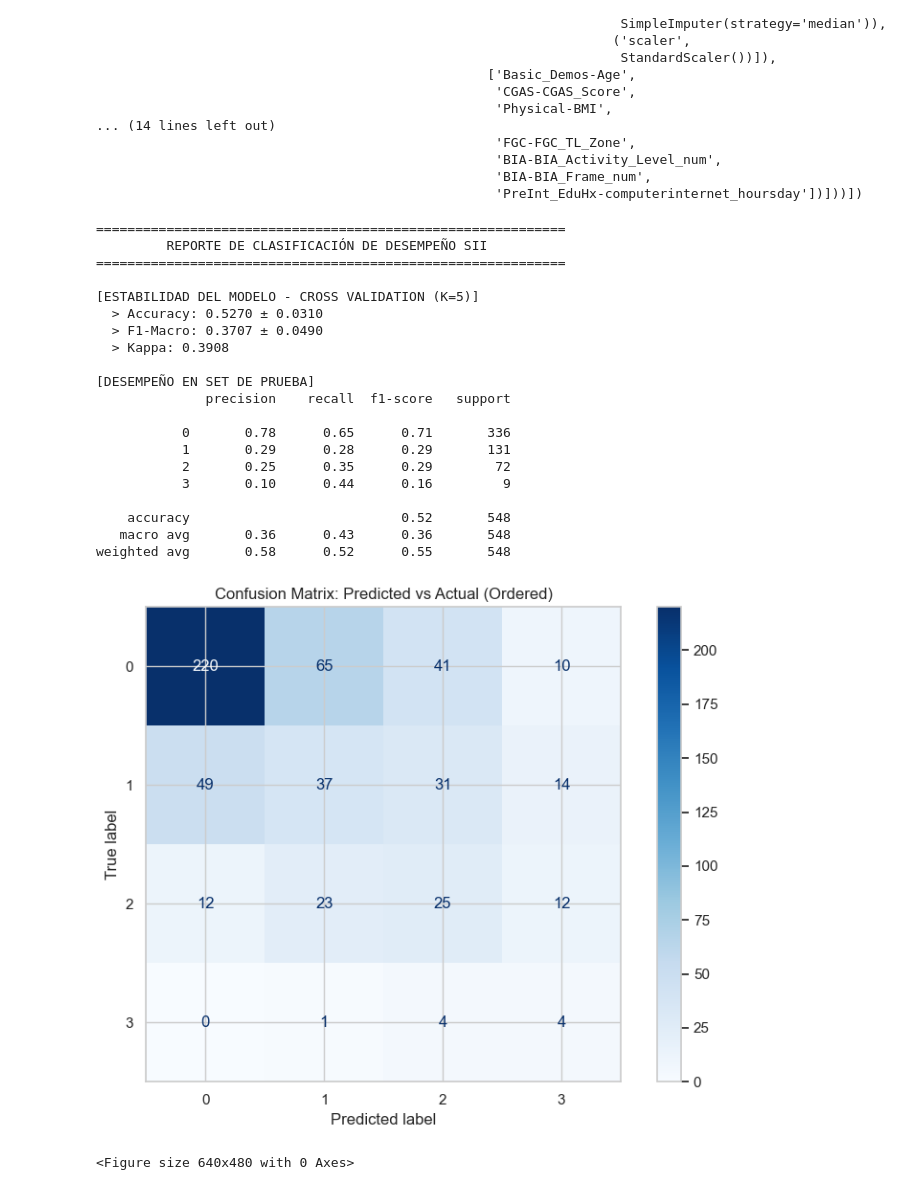
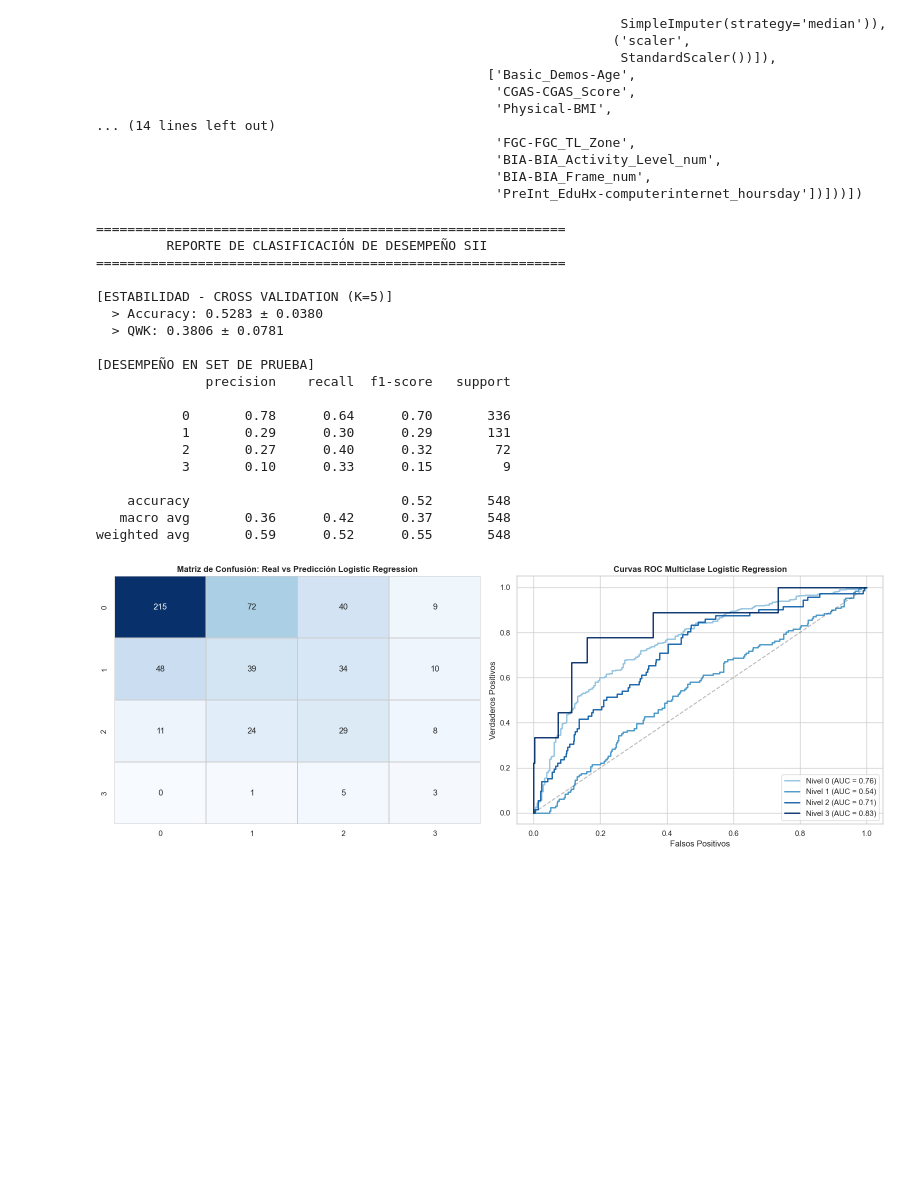
Before and after one commit to ulcaicedo31-hub/Taller-colaborativo, a Jupyter notebook: Sources/Proyecto.ipynb, the cells around one changed output. Cells and saved outputs as stored; diff of their text form; code cells hidden in the pictures; blank space fills up the shorter version.

```diff
--- a/Sources/Proyecto.ipynb
+++ b/Sources/Proyecto.ipynb
@@ -377,10 +384,6 @@ with pd.option_context('display.max_rows', None, 'display.expand_frame_repr', Fa
 | 55 | BIA-BIA_Fat | BIA-BIA_LST | -0.953425 |
 | 56 | FGC-FGC_SRL | FGC-FGC_SRR | 0.914535 |
 # %%
-import polars as pl
-import pandas as pd
-import glob
-import gc # Garbage Collector para limpiar la RAM
 base_path = "Data/series_train.parquet"
 folder_paths = glob.glob(f"{base_path}/id=*")
 all_ids = [path.split("id=")[-1] for path in folder_paths]
@@ -443,7 +446,7 @@ def process_batch(batch_ids):
             pl.col("sleep_hrs").std().alias("std_sleep")
         ])
         .with_columns([
-            (pl.col("mid_we") - pl.col("mid_wd")).abs().alias("social_jetlag"),
+            (pl.col("mid_wd") - pl.col("mid_we")).abs().alias("social_jetlag"),
             (pl.col("avg_sedentary_hours") / (pl.col("avg_mvpa_hours") + pl.col("avg_sedentary_hours") + 1e-6)).alias("sedentary_ratio"),
             (pl.col("std_sleep") / (pl.col("g_sleep") + 1e-6)).alias("sleep_instability_index")
         ])
@@ -511,5 +506,16 @@ Index(['id', 'avg_mvpa_hours', 'avg_sedentary_hours', 'max_intensity_recorded',
 # %%
 df_train = df_train.merge(df_final_features, on="id", how="left")
+# %%
+
+#Feature Engenering
+
+df_train['Basic_Demos-Age_Physical-BMI_mul']= df_train['Basic_Demos-Age']*df_train['Physical-BMI']
+df_train['Physical-Weight_avg_sleep_weekend_mul']= df_train['Physical-Weight']*df_train['avg_sleep_weekend']
+df_train['avg_sleep_weekend_Basic_Demos-Age_mul']= df_train['avg_sleep_weekend']*df_train['Basic_Demos-Age']
+df_train['SDS-SDS_Total_T_Basic_Demos-Age_mul']= df_train['SDS-SDS_Total_T']*df_train['Basic_Demos-Age']
+df_train['Physical-Weight_Physical-HeartRate_div']= df_train['Physical-Weight']/(df_train['Physical-HeartRate']+ 1e-6)
+df_train['avg_sleep_weekend_FGC-FGC_SRR_div']= df_train['avg_sleep_weekend']/(df_train['FGC-FGC_SRR']+ 1e-6)
+df_train['jet_lag_diff']= df_train['avg_sleep_weekend']-df_train['avg_sleep_weekday']
 # %%
 # 5. Clasificación de features (SII).
 unused_features = [
@@ -555,6 +561,9 @@ numeric_features = [
        'std_sleep', 'social_jetlag', 'sedentary_ratio',
        'sleep_instability_index',
 
+'SDS-SDS_Total_T_Basic_Demos-Age_mul','avg_sleep_weekend_Basic_Demos-Age_mul','Physical-Weight_Physical-HeartRate_div',
+'avg_sleep_weekend_FGC-FGC_SRR_div','Basic_Demos-Age_Physical-BMI_mul','Physical-Weight_avg_sleep_weekend_mul','jet_lag_diff'
+
 ]
 
 #---------------------------------------------------------------------------------------------------------
@@ -645,36 +654,47 @@ Pipeline(steps=[('clean',
                                                    'BIA-BIA_Frame_num',
                                                    'PreInt_EduHx-computerinternet_hoursday'])]))])
 # %%
+def quadratic_weighted_kappa(y_true, y_pred):
+    return cohen_kappa_score(y_true, y_pred, weights='quadratic')
+
+qwk_scorer = make_scorer(quadratic_weighted_kappa)
+
+scoring_metrics = {
+    'accuracy': 'accuracy',
+    'f1_macro': 'f1_macro',
+    'quadratic_kappa': qwk_scorer
+}
+
+
+
 logistic_model = LogisticRegression(max_iter=1000, random_state=42, class_weight='balanced')
 logistic_model.fit(X_train, y_train)
 y_pres_lg = logistic_model.predict(X_test)
 
 skf = StratifiedKFold(n_splits=5, shuffle=True, random_state=42)
-scoring_metrics = ['accuracy', 'f1_macro']
+
 cv_results = cross_validate(logistic_model, X_train, y_train, cv=skf, scoring=scoring_metrics)
 
-display_professional_eval(y_test, y_pres_lg, cv_results)
+display_professional_eval(logistic_model, "Logistic Regression", X_test, y_test, y_pres_lg, cv_results, X_train.columns)
 # %% [output]
 ============================================================
          REPORTE DE CLASIFICACIÓN DE DESEMPEÑO SII
 ============================================================
 
-[ESTABILIDAD DEL MODELO - CROSS VALIDATION (K=5)]
-  > Accuracy: 0.5270 ± 0.0310
-  > F1-Macro: 0.3707 ± 0.0490
-  > Kappa: 0.3908
+[ESTABILIDAD - CROSS VALIDATION (K=5)]
+  > Accuracy: 0.5283 ± 0.0380
+  > QWK: 0.3806 ± 0.0781
 
 [DESEMPEÑO EN SET DE PRUEBA]
               precision    recall  f1-score   support
 
-           0       0.78      0.65      0.71       336
-           1       0.29      0.28      0.29       131
-           2       0.25      0.35      0.29        72
-           3       0.10      0.44      0.16         9
+           0       0.78      0.64      0.70       336
+           1       0.29      0.30      0.29       131
+           2       0.27      0.40      0.32        72
+           3       0.10      0.33      0.15         9
 
     accuracy                           0.52       548
-   macro avg       0.36      0.43      0.36       548
-weighted avg       0.58      0.52      0.55       548
+   macro avg       0.36      0.42      0.37       548
+weighted avg       0.59      0.52      0.55       548
-[figure, old version]
+[figure, new version]
-<Figure size 640x480 with 0 Axes>
 # %%
```
Also changed, not shown: parts of 16 cells of this notebook.
